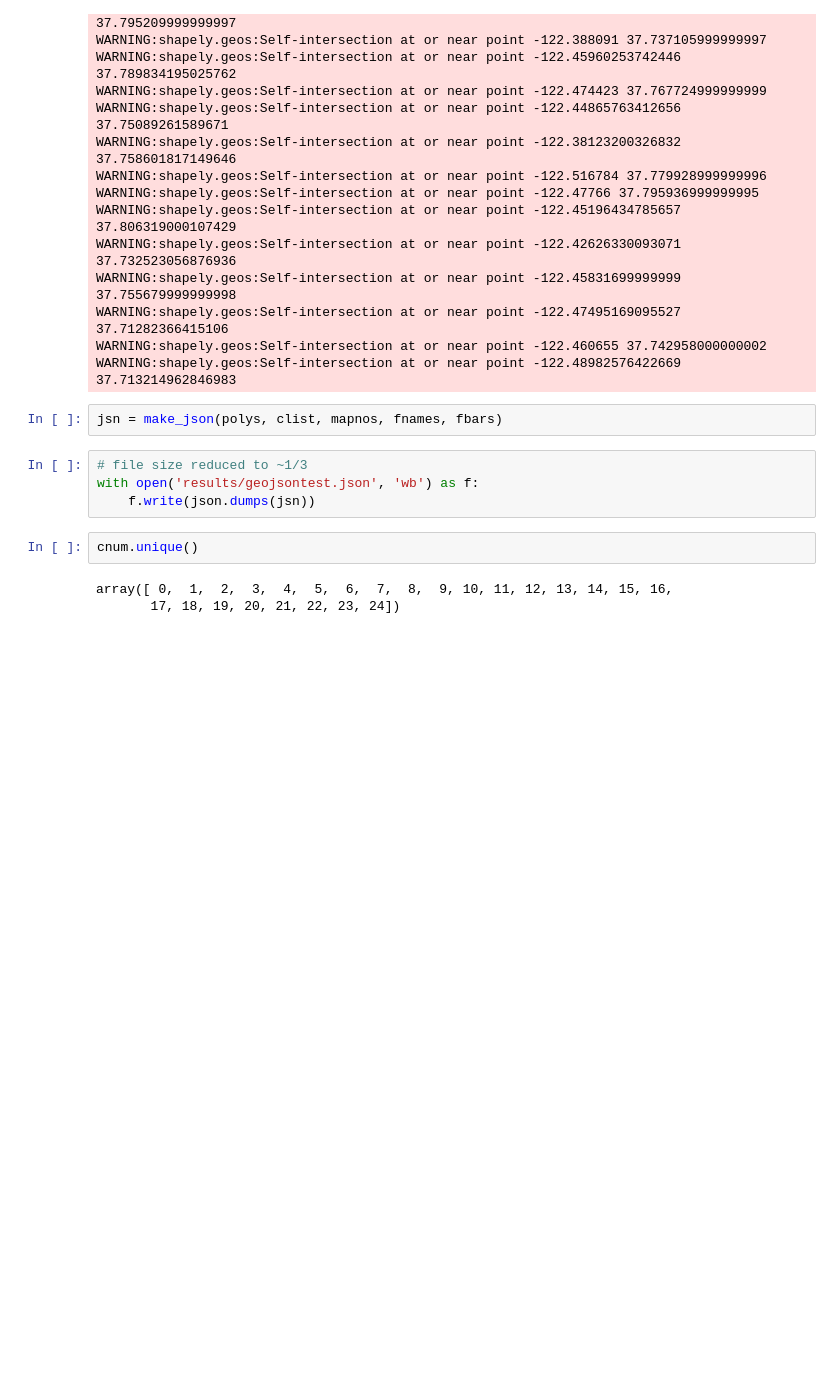
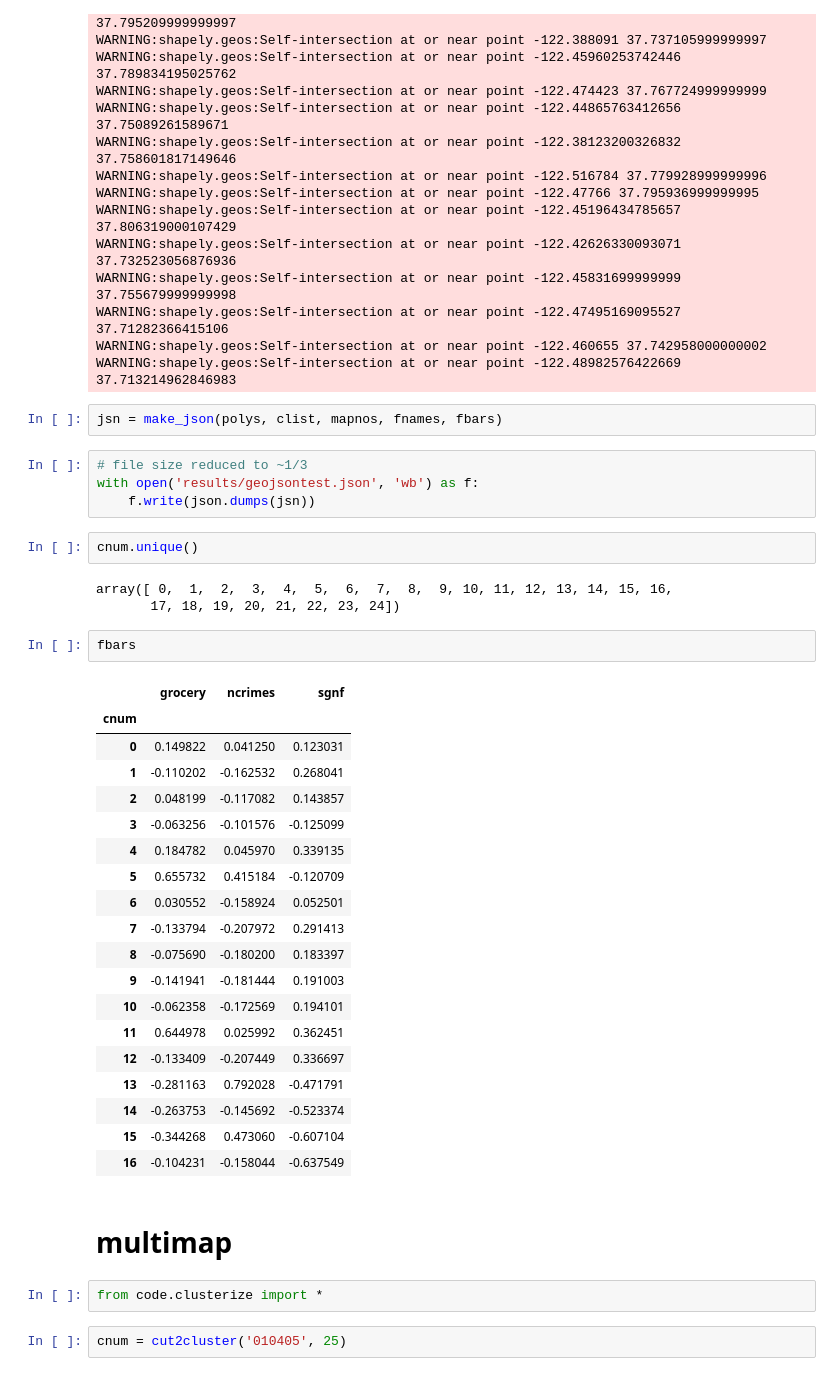
Before and after one commit to crupley/hoodie-development, a Jupyter notebook: explore/make shapes.ipynb, the cells around one changed output. Cells and saved outputs as stored; diff of their text form; blank space fills up the shorter version.

```diff
--- a/explore/make shapes.ipynb
+++ b/explore/make shapes.ipynb
@@ -859,3 +859,31 @@ cnum.unique()
 # %% [output]
 array([ 0,  1,  2,  3,  4,  5,  6,  7,  8,  9, 10, 11, 12, 13, 14, 15, 16,
        17, 18, 19, 20, 21, 22, 23, 24])
+# %%
+fbars
+# %% [output]
+|  | grocery | ncrimes | sgnf |
+| cnum |  |  |  |
+| 0 | 0.149822 | 0.041250 | 0.123031 |
+| 1 | -0.110202 | -0.162532 | 0.268041 |
+| 2 | 0.048199 | -0.117082 | 0.143857 |
+| 3 | -0.063256 | -0.101576 | -0.125099 |
+| 4 | 0.184782 | 0.045970 | 0.339135 |
+| 5 | 0.655732 | 0.415184 | -0.120709 |
+| 6 | 0.030552 | -0.158924 | 0.052501 |
+| 7 | -0.133794 | -0.207972 | 0.291413 |
+| 8 | -0.075690 | -0.180200 | 0.183397 |
+| 9 | -0.141941 | -0.181444 | 0.191003 |
+| 10 | -0.062358 | -0.172569 | 0.194101 |
+| 11 | 0.644978 | 0.025992 | 0.362451 |
+| 12 | -0.133409 | -0.207449 | 0.336697 |
+| 13 | -0.281163 | 0.792028 | -0.471791 |
+| 14 | -0.263753 | -0.145692 | -0.523374 |
+| 15 | -0.344268 | 0.473060 | -0.607104 |
+| 16 | -0.104231 | -0.158044 | -0.637549 |
+# %% [markdown]
+# multimap
+# %%
+from code.clusterize import *
+# %%
+cnum = cut2cluster('010405', 25)
```
Also changed, not shown: parts of 7 cells of this notebook, 2 other files.
